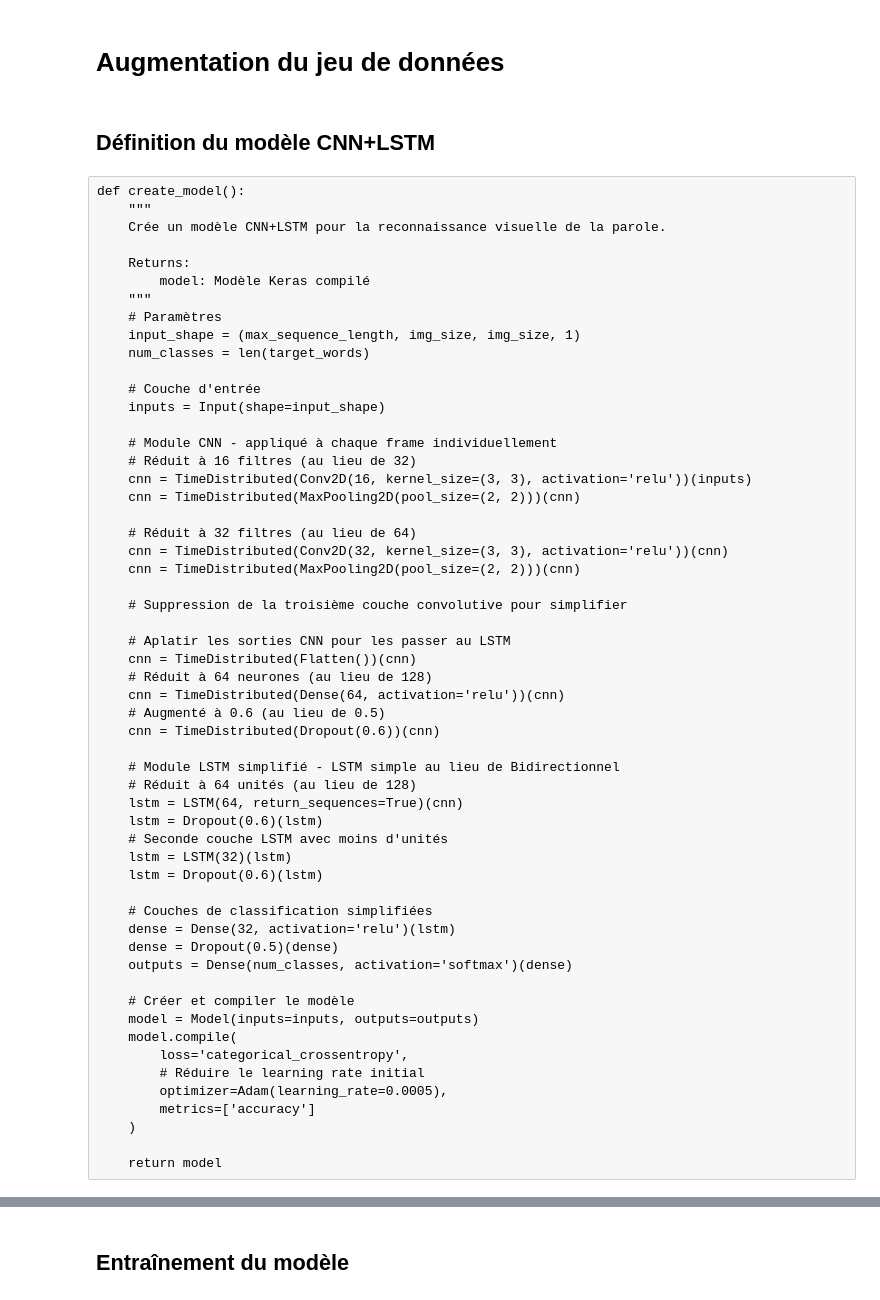
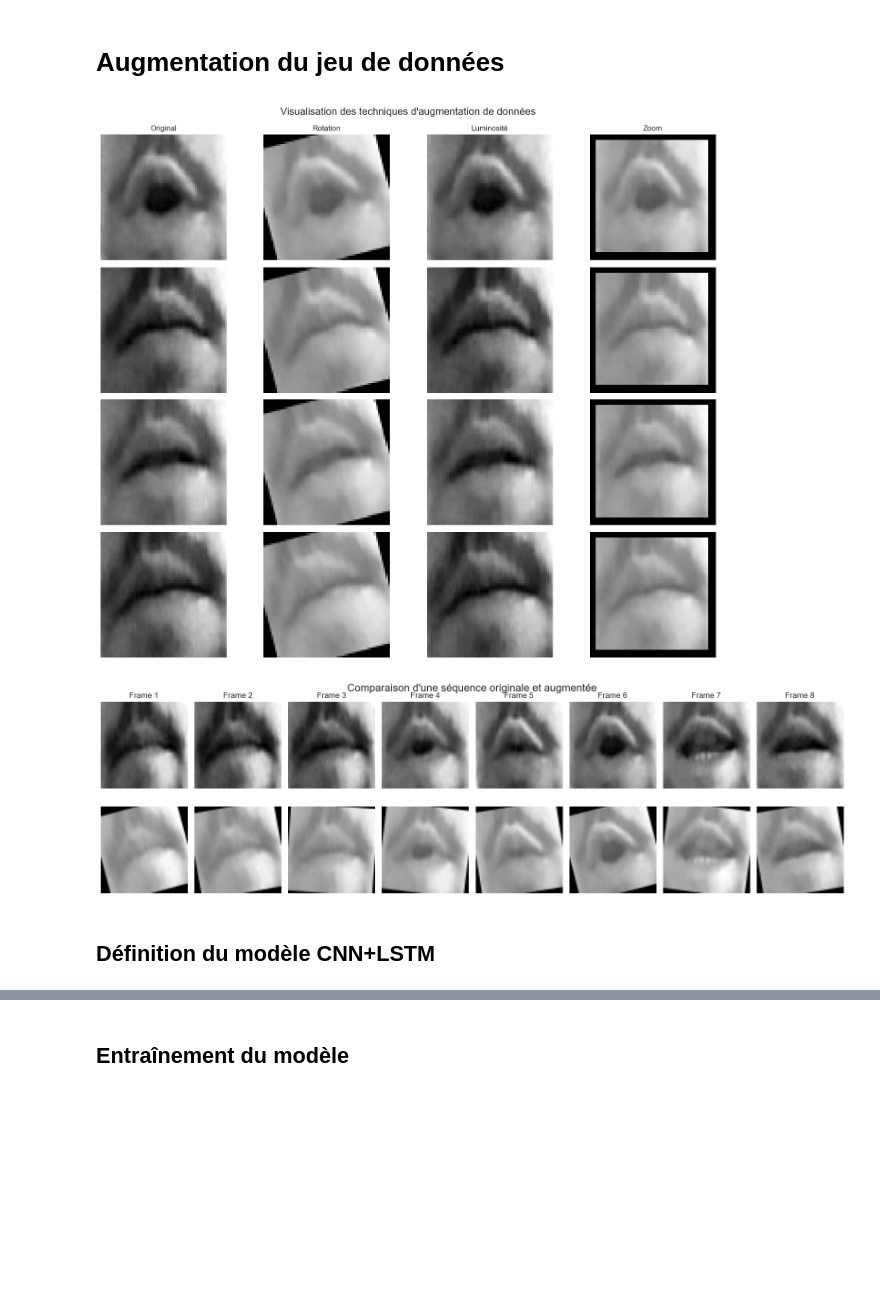
Before and after one commit to Orholam3/simple-vsr-project, a Jupyter notebook: vsr/notebooks/VSR03_Model_Training.ipynb, the cells around one changed output, grey strips where cells are left out. Saved outputs shown, nothing was run; the diff lists cells and outputs as text; code cells hidden in the pictures; blank space fills up the shorter version.

Commit message:
Correction de code, Re-Implémentation du modèle CNN+LSTM et amélioration des interfaces de reconnaissance visuelle

```diff
--- a/vsr/notebooks/VSR03_Model_Training.ipynb
+++ b/vsr/notebooks/VSR03_Model_Training.ipynb
@@ -276,3 +460,9 @@ Test : {'oui': 2, 'non': 2, 'un': 2, 'deux': 2}
+# %%
+# Pour utiliser la fonction:
+visualize_augmentations(X_train, y_train)
+# %% [output]
+[figure, added]
+[figure, added]
 # %%
 # Ajout d'une fonction d'augmentation de données intensive
 def apply_augmentation(X_data):
@@ -423,62 +623,6 @@ def create_model():
     )
 
     return model
-# %% [raw]
-def create_model():
-    """
-    Crée un modèle CNN+LSTM pour la reconnaissance visuelle de la parole.
-
-    Returns:
-        model: Modèle Keras compilé
-    """
-    # Paramètres
-    input_shape = (max_sequence_length, img_size, img_size, 1)
-    num_classes = len(target_words)
-
-    # Couche d'entrée
-    inputs = Input(shape=input_shape)
-
-    # Module CNN - appliqué à chaque frame individuellement
-    # Réduit à 16 filtres (au lieu de 32)
-    cnn = TimeDistributed(Conv2D(16, kernel_size=(3, 3), activation='relu'))(inputs)
-    cnn = TimeDistributed(MaxPooling2D(pool_size=(2, 2)))(cnn)
-
-    # Réduit à 32 filtres (au lieu de 64)
-    cnn = TimeDistributed(Conv2D(32, kernel_size=(3, 3), activation='relu'))(cnn)
-    cnn = TimeDistributed(MaxPooling2D(pool_size=(2, 2)))(cnn)
-
-    # Suppression de la troisième couche convolutive pour simplifier
-
-    # Aplatir les sorties CNN pour les passer au LSTM
-    cnn = TimeDistributed(Flatten())(cnn)
-    # Réduit à 64 neurones (au lieu de 128)
-    cnn = TimeDistributed(Dense(64, activation='relu'))(cnn)
-    # Augmenté à 0.6 (au lieu de 0.5)
-    cnn = TimeDistributed(Dropout(0.6))(cnn)
-
-    # Module LSTM simplifié - LSTM simple au lieu de Bidirectionnel
-    # Réduit à 64 unités (au lieu de 128)
-    lstm = LSTM(64, return_sequences=True)(cnn)
-    lstm = Dropout(0.6)(lstm)
-    # Seconde couche LSTM avec moins d'unités
-    lstm = LSTM(32)(lstm)
-    lstm = Dropout(0.6)(lstm)
-
-    # Couches de classification simplifiées
-    dense = Dense(32, activation='relu')(lstm)
-    dense = Dropout(0.5)(dense)
-    outputs = Dense(num_classes, activation='softmax')(dense)
-
-    # Créer et compiler le modèle
-    model = Model(inputs=inputs, outputs=outputs)
-    model.compile(
-        loss='categorical_crossentropy',
-        # Réduire le learning rate initial
-        optimizer=Adam(learning_rate=0.0005),
-        metrics=['accuracy']
-    )
-
-    return model
 # %%
 # Créer le modèle
 model = create_model()
```
Also changed, not shown: parts of 33 cells of this notebook, 5 other files.
